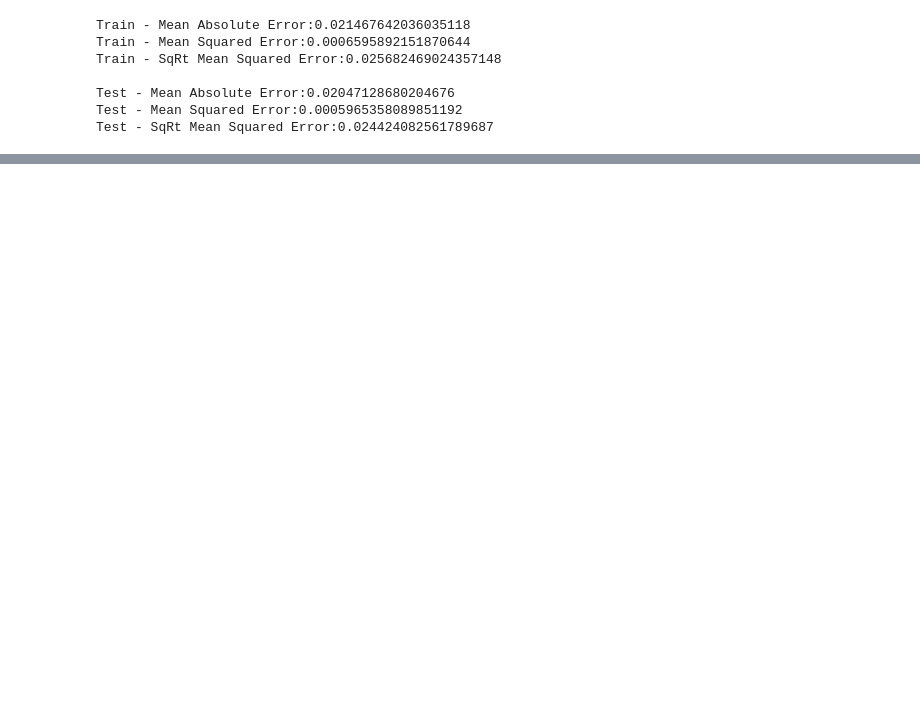
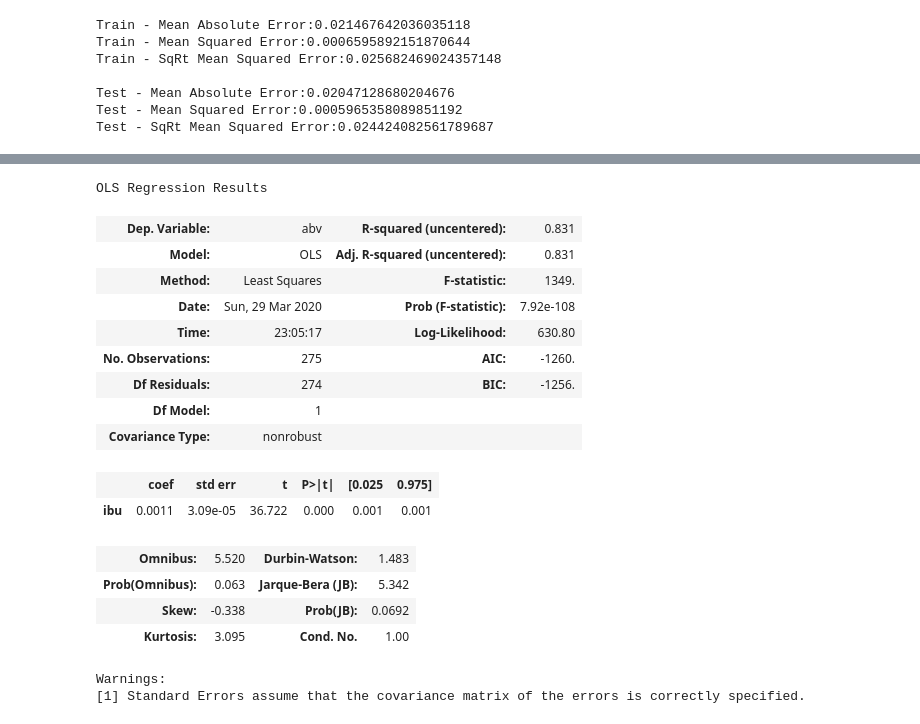
Before and after one commit to mcerow/abv_predictor, a Jupyter notebook: Blog3.ipynb, the cells around one changed output, grey strips where cells are left out. Drawn from its saved outputs; the diff is of its cells as text; code cells hidden in the pictures; blank space fills up the shorter version.

```diff
--- a/Blog3.ipynb
+++ b/Blog3.ipynb
@@ -212,0 +243,22 @@ Test - SqRt Mean Squared Error:0.024424082561789687
+# %%
+model = sm.OLS(y_test,X_test.astype(float)).fit()
+model.summary()
+# %% [output]
+OLS Regression Results
+| Dep. Variable: | abv | R-squared (uncentered): | 0.831 |
+| Model: | OLS | Adj. R-squared (uncentered): | 0.831 |
+| Method: | Least Squares | F-statistic: | 1349. |
+| Date: | Sun, 29 Mar 2020 | Prob (F-statistic): | 7.92e-108 |
+| Time: | 23:05:17 | Log-Likelihood: | 630.80 |
+| No. Observations: | 275 | AIC: | -1260. |
+| Df Residuals: | 274 | BIC: | -1256. |
+| Df Model: | 1 |  |  |
+| Covariance Type: | nonrobust |  |  |
+|  | coef | std err | t | P>|t| | [0.025 | 0.975] |
+| ibu | 0.0011 | 3.09e-05 | 36.722 | 0.000 | 0.001 | 0.001 |
+| Omnibus: | 5.520 | Durbin-Watson: | 1.483 |
+| Prob(Omnibus): | 0.063 | Jarque-Bera (JB): | 5.342 |
+| Skew: | -0.338 | Prob(JB): | 0.0692 |
+| Kurtosis: | 3.095 | Cond. No. | 1.00 |
+Warnings:
+[1] Standard Errors assume that the covariance matrix of the errors is correctly specified.
```
Also changed, not shown: parts of 5 cells of this notebook, 1 other file.
